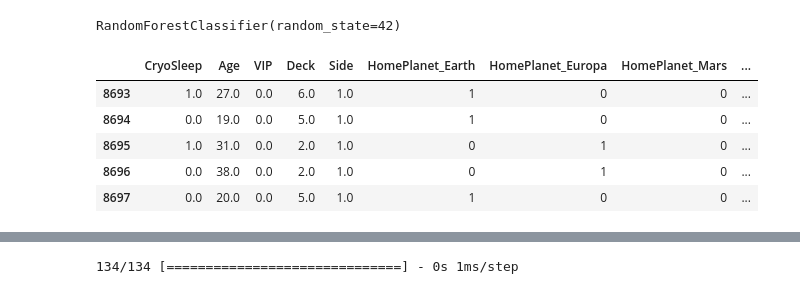
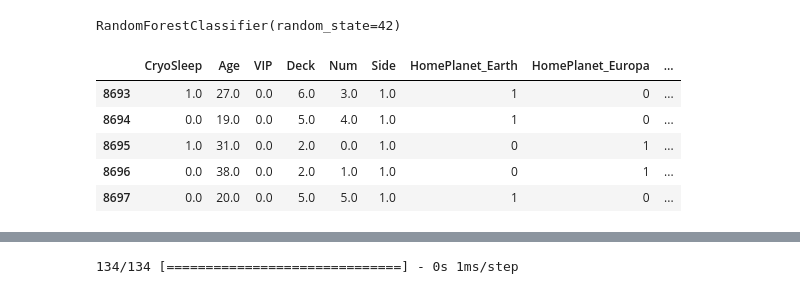
Before and after one commit to kaggle-challenge-group/machine_learning_model, a Jupyter notebook: kaggle_machine_lrnmodel.ipynb, the cells around one changed output, grey strips where cells are left out. Saved outputs shown, nothing was run; the diff lists cells and outputs as text; code cells hidden in the pictures.

```diff
--- a/kaggle_machine_lrnmodel.ipynb
+++ b/kaggle_machine_lrnmodel.ipynb
@@ -278,7 +415,7 @@ combined = pd.concat([train_copy, test_copy], ignore_index=True)
 
 # Preprocess the 'Cabin' column by splitting it and then dropping the 'Num' column
 combined[['Deck', 'Num', 'Side']] = combined['Cabin'].str.split('/', expand=True)
-combined.drop('Num', axis=1, inplace=True)
+#combined.drop('Num', axis=1, inplace=True)
 
 # Display the modified combined DataFrame structure to verify changes
 combined.head()
@@ -291,0 +453,4 @@ combined.head()
+# %%
+combined.drop('Cabin', axis=1, inplace=True)
+# Display the modified combined DataFrame structure to verify changes
+combined.head()
@@ -304,7 +497,7 @@ combined['Deck'] = deck_encoder.fit_transform(combined['Deck'])
 combined['Side'] = side_encoder.fit_transform(combined['Side'])
 
 # Select columns for MICE imputation
-columns_to_impute = ['Age', 'RoomService', 'FoodCourt', 'ShoppingMall', 'Spa', 'VRDeck', 'Deck', 'Side', 'VIP', 'CryoSleep']
+columns_to_impute = ['Age', 'RoomService', 'FoodCourt', 'ShoppingMall','Num', 'Spa', 'VRDeck', 'Deck', 'Side', 'VIP', 'CryoSleep']
 
 # Instantiate the MICE imputer
 mice_imputer = IterativeImputer(max_iter=10, random_state=0)
@@ -541,15 +734,15 @@ model.fit(X_train, y_train)
 # %% [output]
 RandomForestClassifier(random_state=42)
 # %%
-test_data = test_final_encoded.drop(['PassengerId', 'Cabin', 'Name','Transported','RoomService', 'FoodCourt', 'ShoppingMall', 'Spa', 'VRDeck'], axis=1)
+test_data = test_final_encoded.drop(['PassengerId', 'Name','Transported','RoomService', 'FoodCourt', 'ShoppingMall', 'Spa', 'VRDeck'], axis=1)
 test_data.head()
 # %% [output]
-|  | CryoSleep | Age | VIP | Deck | Side | HomePlanet_Earth | HomePlanet_Europa | HomePlanet_Mars | ... |
-| 8693 | 1.0 | 27.0 | 0.0 | 6.0 | 1.0 | 1 | 0 | 0 | ... |
-| 8694 | 0.0 | 19.0 | 0.0 | 5.0 | 1.0 | 1 | 0 | 0 | ... |
-| 8695 | 1.0 | 31.0 | 0.0 | 2.0 | 1.0 | 0 | 1 | 0 | ... |
-| 8696 | 0.0 | 38.0 | 0.0 | 2.0 | 1.0 | 0 | 1 | 0 | ... |
-| 8697 | 0.0 | 20.0 | 0.0 | 5.0 | 1.0 | 1 | 0 | 0 | ... |
+|  | CryoSleep | Age | VIP | Deck | Num | Side | HomePlanet_Earth | HomePlanet_Europa | ... |
+| 8693 | 1.0 | 27.0 | 0.0 | 6.0 | 3.0 | 1.0 | 1 | 0 | ... |
+| 8694 | 0.0 | 19.0 | 0.0 | 5.0 | 4.0 | 1.0 | 1 | 0 | ... |
+| 8695 | 1.0 | 31.0 | 0.0 | 2.0 | 0.0 | 1.0 | 0 | 1 | ... |
+| 8696 | 0.0 | 38.0 | 0.0 | 2.0 | 1.0 | 1.0 | 0 | 1 | ... |
+| 8697 | 0.0 | 20.0 | 0.0 | 5.0 | 5.0 | 1.0 | 1 | 0 | ... |
 # %%
 predicted_transported = model.predict(test_data)
 # %%
```
Also changed, not shown: parts of 38 cells of this notebook.
